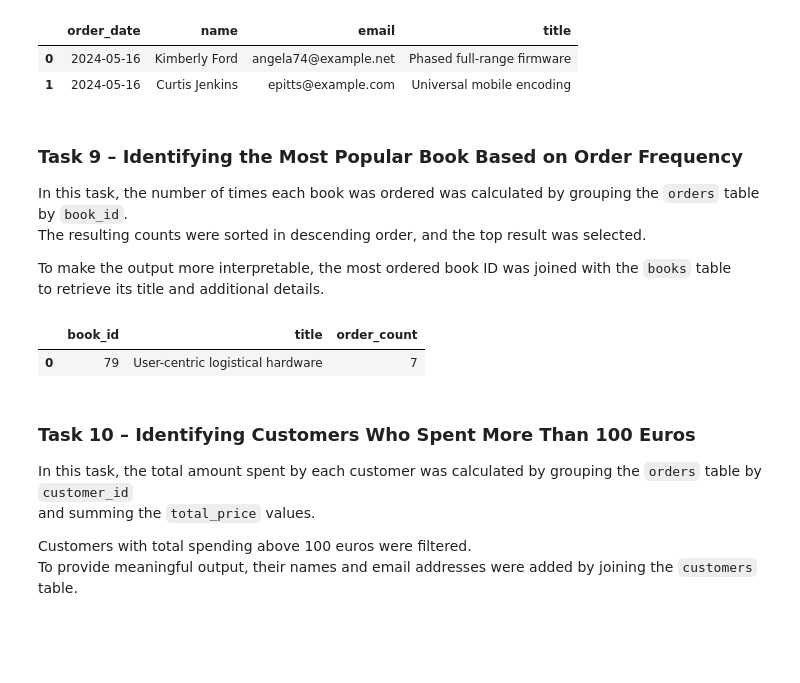
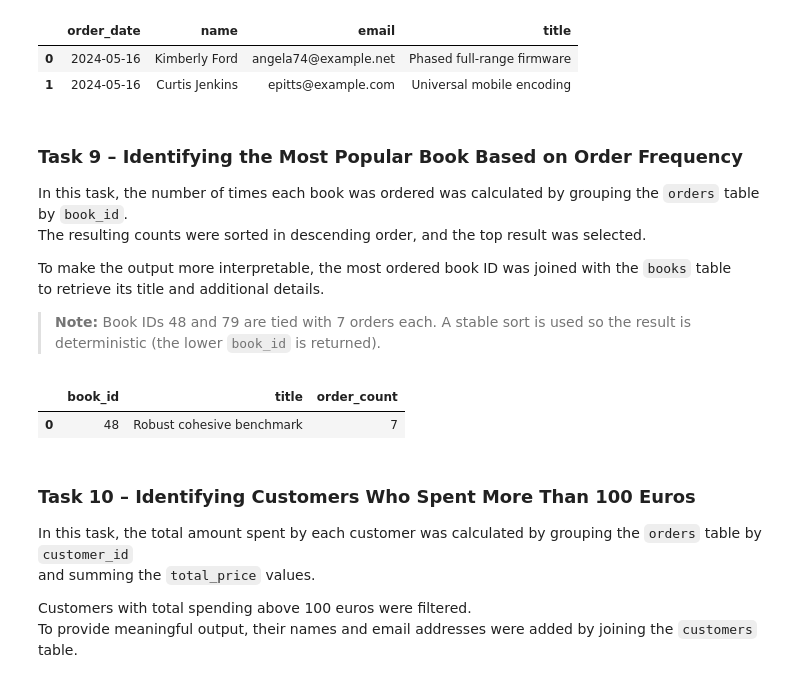
Before and after one commit to TelmanPrivateProjects/DataAnalytics, a Jupyter notebook: 02-online-bookstore-analysis/notebook.ipynb, the cells around one changed output. Drawn from its saved outputs; the diff is of its cells as text; code cells hidden in the pictures; blank space fills up the shorter version.

```diff
--- a/Assigment2/Assigment_02_2020453.ipynb
+++ b/02-online-bookstore-analysis/notebook.ipynb
@@ -321,30 +321,32 @@ The resulting counts were sorted in descending order, and the top result was sel
 
 To make the output more interpretable, the most ordered book ID was joined with the `books` table
 to retrieve its title and additional details.
+
+> **Note:** Book IDs 48 and 79 are tied with 7 orders each. A stable sort is used so the result is deterministic (the lower `book_id` is returned).
 # %%
 # task9
 
 # Importing pandas library
 import pandas as pd
 
 # Reading datasets
-orders = pd.read_csv("orders.csv")
-books = pd.read_csv("books.csv")
+orders = pd.read_csv("data/orders.csv")
+books = pd.read_csv("data/books.csv")
 
 # Grouping by book_id and counting the number of orders
 book_order_counts = orders.groupby('book_id').size().reset_index(name='order_count')
 
 # Sorting in descending order to find the most ordered book
-most_ordered = book_order_counts.sort_values(by='order_count', ascending=False).head(1)
+most_ordered = book_order_counts.sort_values(by='order_count', ascending=False, kind='stable').head(1)
 
 # Merging with books to get the book title and details
 most_popular_book = pd.merge(most_ordered, books, on='book_id', how='left')
 
 # Displaying the result
 display(most_popular_book[['book_id', 'title', 'order_count']])
 # %% [output]
 |  | book_id | title | order_count |
-| 0 | 79 | User-centric logistical hardware | 7 |
+| 0 | 48 | Robust cohesive benchmark | 7 |
 # %% [markdown]
 ### Task 10 – Identifying Customers Who Spent More Than 100 Euros
 
```
Also changed, not shown: parts of 14 cells of this notebook, 34 other files.
